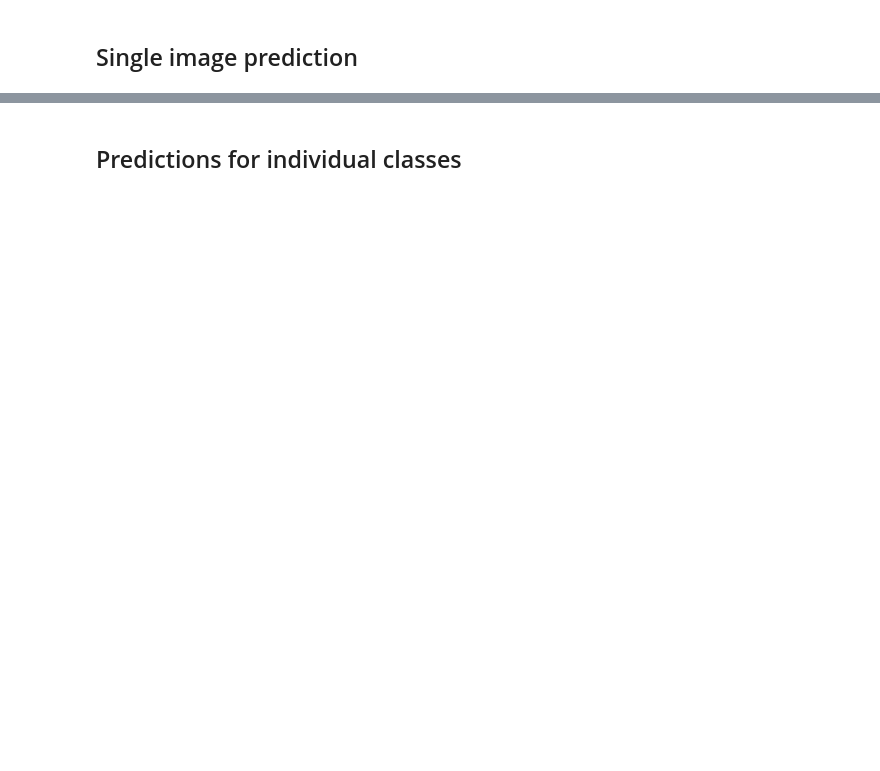
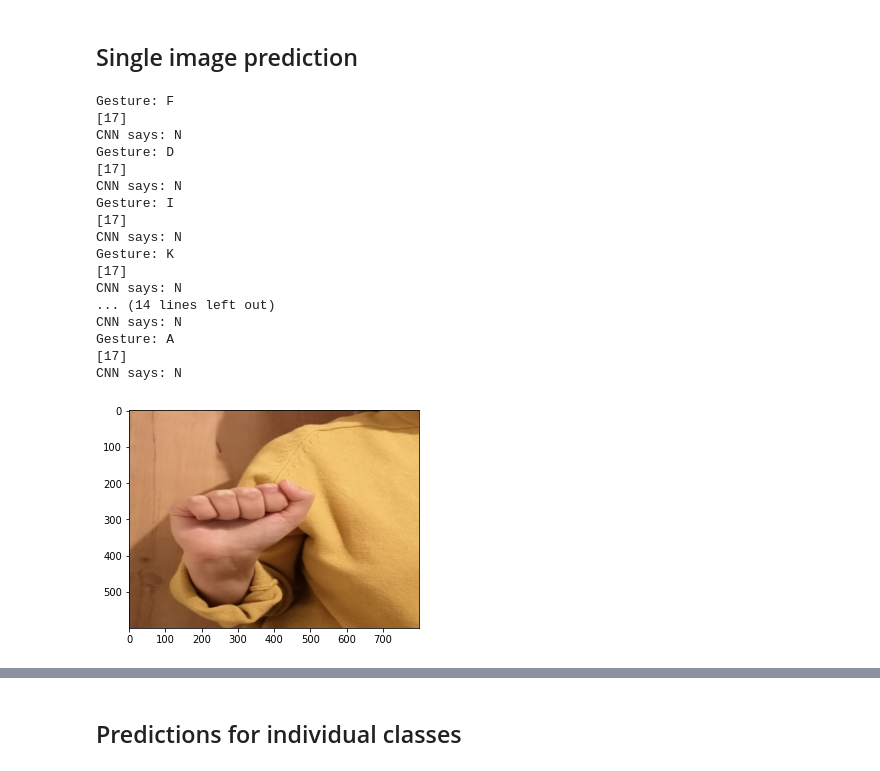
Before and after one commit to werd0n4/hand-gesture-classification, a Jupyter notebook: Main.ipynb, the cells around one changed output, grey strips where cells are left out. Cells and saved outputs as stored; diff of their text form; code cells hidden in the pictures; blank space fills up the shorter version.

```diff
--- a/Main.ipynb
+++ b/Main.ipynb
@@ -307,10 +353,10 @@ def create_model():
 # %% [markdown]
 ## Initializing ImageDataGenerator class
 # %%
-image_gen = ImageDataGenerator(rotation_range=5, # rotate the image 20 degrees
+image_gen = ImageDataGenerator(rotation_range=10, # rotate the image 20 degrees
                                width_shift_range=0.05, # Shift the pic width by a max of 5%
                                height_shift_range=0.05, # Shift the pic height by a max of 5%
-                            #    rescale=1.1, # Rescale the image by normalzing it.
+                            #    rescale=1./255, # Rescale the image by normalzing it.
                                shear_range=0.05, # Shear means cutting away part of the image (max 10%)
                                zoom_range=0.05, # Zoom in by 10% max
                                fill_mode='nearest' # Fill in missing pixels with the nearest filled value
@@ -339,6 +382,0 @@ image_gen = ImageDataGenerator(rotation_range=5, # rotate the image 20 degrees
-# %%
-image_shape = (horiz_x, vert_y, 3)
-batch_size = 16
-
-print(imgs_train_path)
-print(imgs_test_path)
@@ -360,7 +395,7 @@ test_image_gen = image_gen.flow_from_directory(imgs_test_path,
                                                target_size=image_shape[:2],
                                                color_mode='rgb',
                                                batch_size=batch_size,
-                                               class_mode='categorical',shuffle=False)
+                                               class_mode='categorical',shuffle=True)
 # %% [output]
 Found 297 images belonging to 27 classes.
 # %%
@@ -400,6 +436,6 @@ early_stop = EarlyStopping(monitor='val_loss', patience=3)
 # %% [markdown]
 ## Fit model with data augumentation
 # %%
-results = CNN.fit(train_image_gen, epochs=32, validation_data=test_image_gen, callbacks=[early_stop])
+results = model.fit(train_image_gen, epochs=32, validation_data=test_image_gen, callbacks=[early_stop], verbose=2)
 # %% [output]
 Epoch 1/32
@@ -438,0 +495,34 @@ metrics
+# %%
+for i in range(10):
+    nmb = random.randint(1, 200)
+    my_hand = show_img(nmb)
+    # print(my_hand)
+    # show_img(nmb)
+    my_hand = my_hand.reshape(1, vert_y, horiz_x, 3)
+    # print(my_hand)
+    # result = model.predict_classes(my_hand)
+    result = np.argmax(model.predict(my_hand), axis=-1)
+    # result = model.predict(my_hand)
+    print(result)
+    # result = (CNN.predict(my_hand) > 0.5).astype("int32")
+    result = int(result)
+    print('CNN says: ' + class_names[result])
+# %% [output]
+Gesture: F
+[17]
+CNN says: N
+Gesture: D
+[17]
+CNN says: N
+Gesture: I
+[17]
+CNN says: N
+Gesture: K
+[17]
+CNN says: N
+... (14 lines left out)
+CNN says: N
+Gesture: A
+[17]
+CNN says: N
+[figure, added]
```
Also changed, not shown: parts of 25 cells of this notebook.
